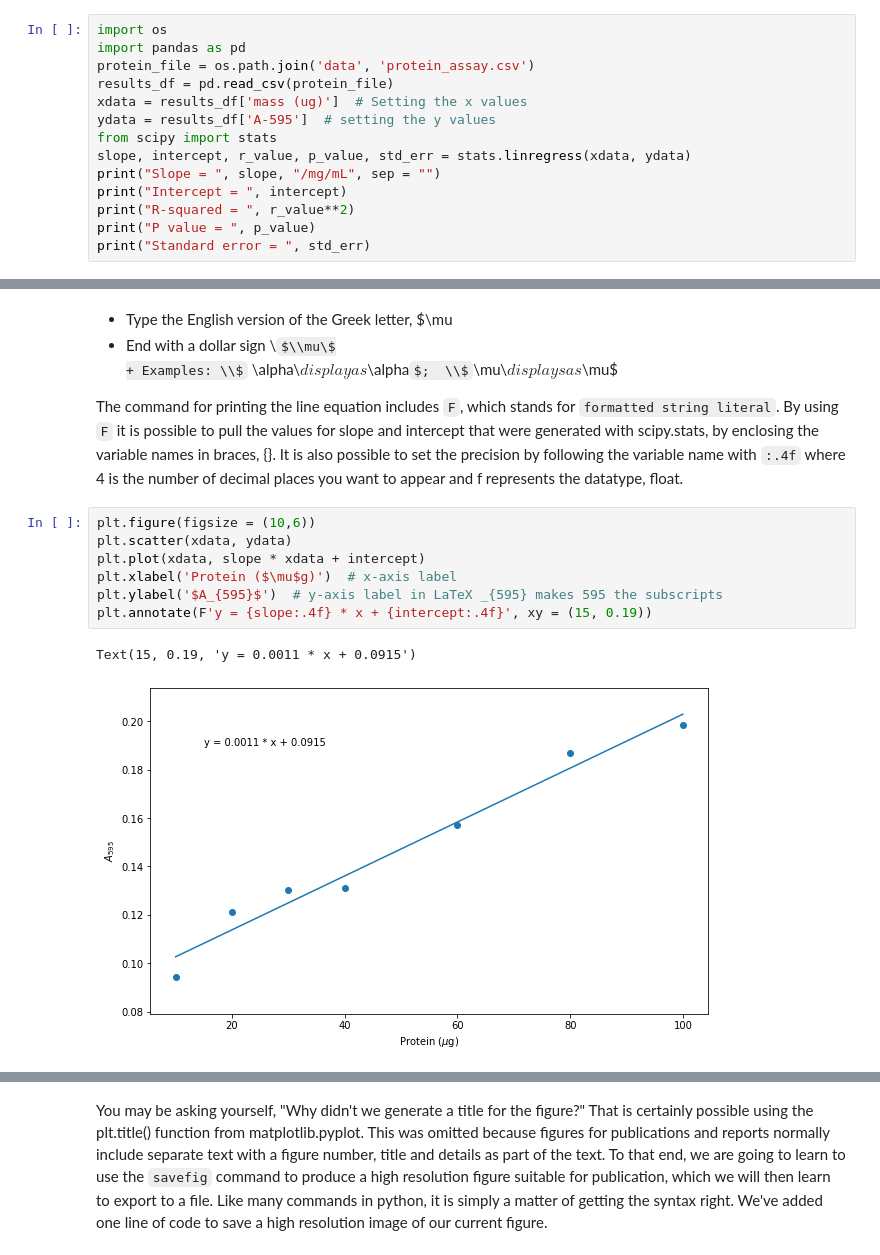
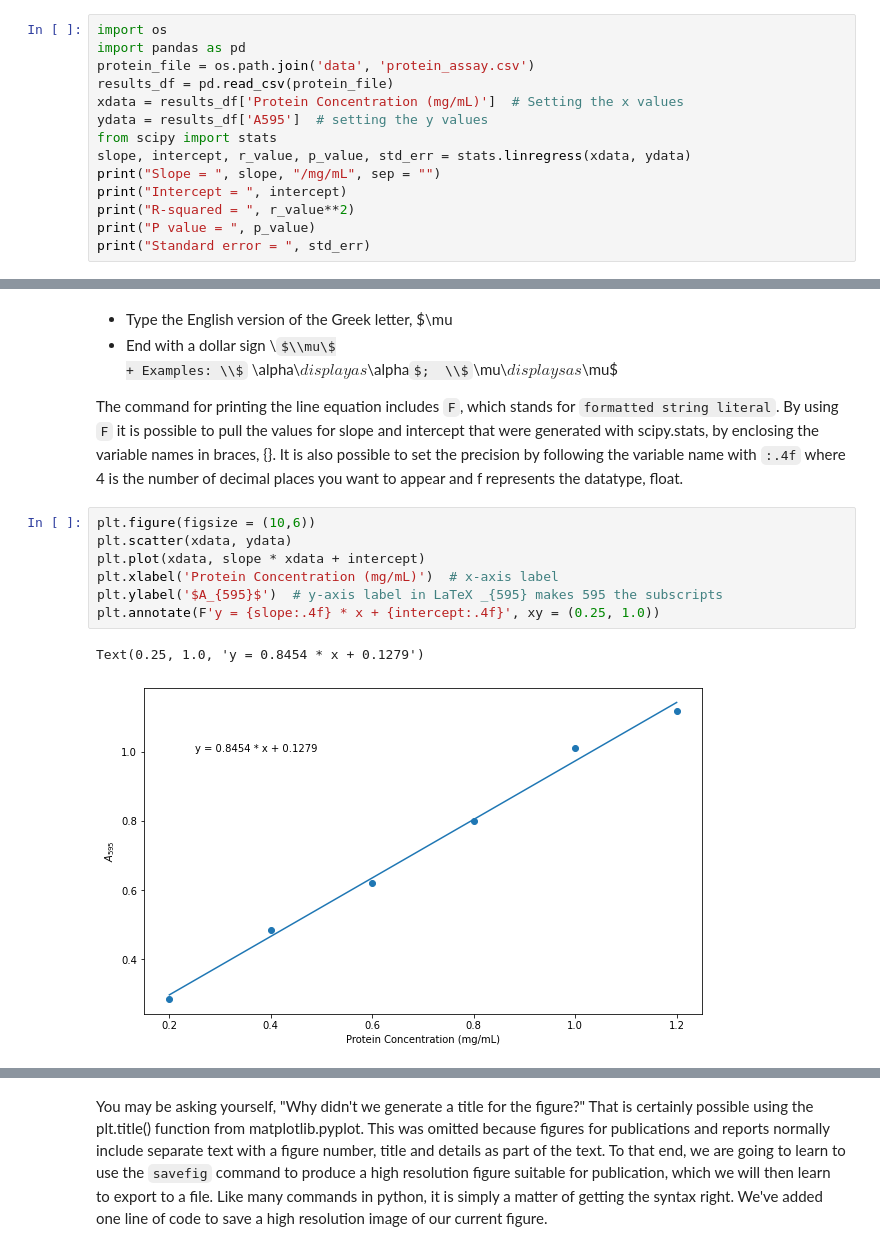
Before and after one commit to MolSSI-Education/python-scripting-biochemistry, a Jupyter notebook: biochemist-python/chapters/Creating_Plots_in_Jupyter_Notebooks.ipynb, the cells around one changed output, grey strips where cells are left out. Cells and saved outputs as stored; diff of their text form; some formulas as TeX source.

Commit message:
updated to protein concentration in figures

```diff
--- a/biochemist-python/chapters/Creating_Plots_in_Jupyter_Notebooks.ipynb
+++ b/biochemist-python/chapters/Creating_Plots_in_Jupyter_Notebooks.ipynb
@@ -41,8 +41,8 @@ import os
 import pandas as pd
 protein_file = os.path.join('data', 'protein_assay.csv')
 results_df = pd.read_csv(protein_file)
-xdata = results_df['mass (ug)']  # Setting the x values
-ydata = results_df['A-595']  # setting the y values
+xdata = results_df['Protein Concentration (mg/mL)']  # Setting the x values
+ydata = results_df['A595']  # setting the y values
 from scipy import stats
 slope, intercept, r_value, p_value, std_err = stats.linregress(xdata, ydata)
 print("Slope = ", slope, "/mg/mL", sep = "")
@@ -93,11 +93,11 @@ The command for printing the line equation includes `F`, which stands for `forma
 # %%
 plt.figure(figsize = (10,6))
 plt.scatter(xdata, ydata)
 plt.plot(xdata, slope * xdata + intercept)
-plt.xlabel('Protein ($\mu$g)')  # x-axis label
+plt.xlabel('Protein Concentration (mg/mL)')  # x-axis label
 plt.ylabel('$A_{595}$')  # y-axis label in LaTeX _{595} makes 595 the subscripts
-plt.annotate(F'y = {slope:.4f} * x + {intercept:.4f}', xy = (15, 0.19))
+plt.annotate(F'y = {slope:.4f} * x + {intercept:.4f}', xy = (0.25, 1.0))
 # %% [output]
-Text(15, 0.19, 'y = 0.0011 * x + 0.0915')
+Text(0.25, 1.0, 'y = 0.8454 * x + 0.1279')
-[figure, old version]
+[figure, new version]
 # %% [markdown]
```
Also changed, not shown: parts of 8 cells of this notebook.
